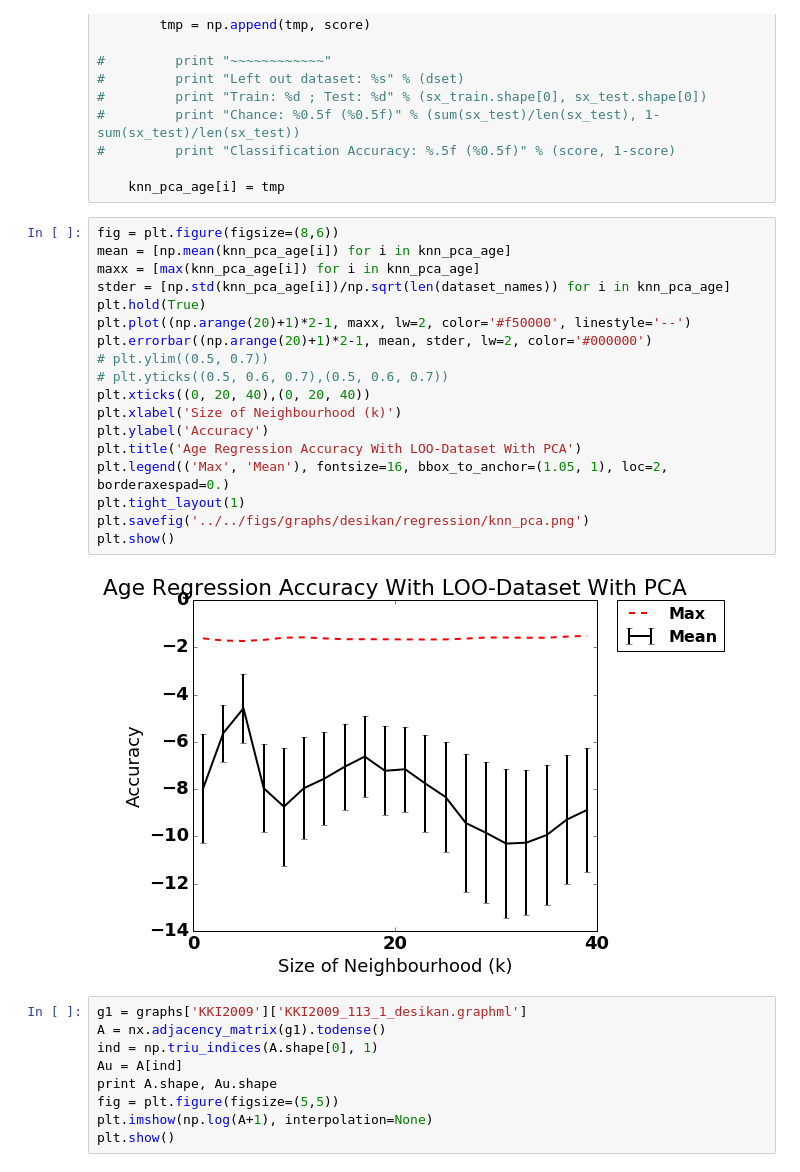
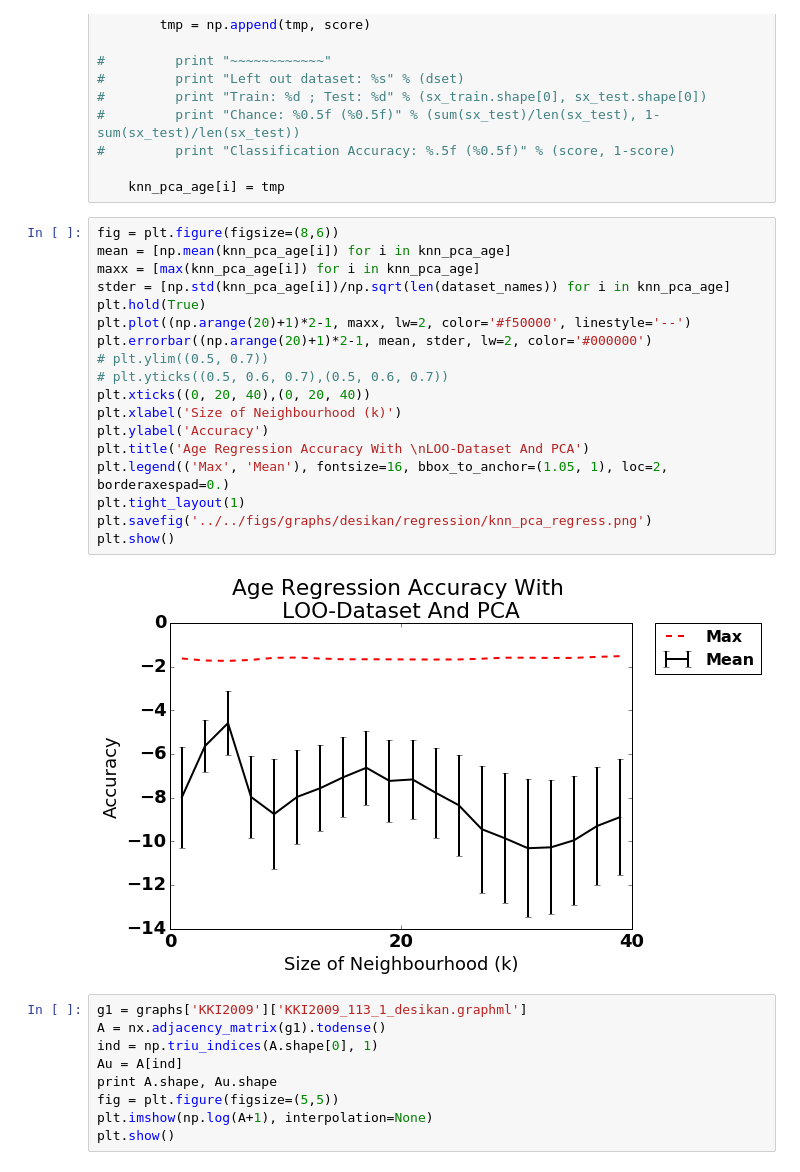
Before and after one commit to gkiar/dataset_variance, a Jupyter notebook: code/prototype/knn_classification.ipynb, the cells around one changed output. Drawn from its saved outputs; the diff is of its cells as text.

```diff
--- a/code/prototype/knn_classification.ipynb
+++ b/code/prototype/knn_classification.ipynb
@@ -341,23 +341,23 @@ for i in np.arange(20):
 # %%
 fig = plt.figure(figsize=(8,6))
 mean = [np.mean(knn_pca_age[i]) for i in knn_pca_age]
 maxx = [max(knn_pca_age[i]) for i in knn_pca_age]
 stder = [np.std(knn_pca_age[i])/np.sqrt(len(dataset_names)) for i in knn_pca_age]
 plt.hold(True)
 plt.plot((np.arange(20)+1)*2-1, maxx, lw=2, color='#f50000', linestyle='--')
 plt.errorbar((np.arange(20)+1)*2-1, mean, stder, lw=2, color='#000000')
 # plt.ylim((0.5, 0.7))
 # plt.yticks((0.5, 0.6, 0.7),(0.5, 0.6, 0.7))
 plt.xticks((0, 20, 40),(0, 20, 40))
 plt.xlabel('Size of Neighbourhood (k)')
 plt.ylabel('Accuracy')
-plt.title('Age Regression Accuracy With LOO-Dataset With PCA')
+plt.title('Age Regression Accuracy With \nLOO-Dataset And PCA')
 plt.legend(('Max', 'Mean'), fontsize=16, bbox_to_anchor=(1.05, 1), loc=2, borderaxespad=0.)
 plt.tight_layout(1)
-plt.savefig('../../figs/graphs/desikan/regression/knn_pca.png')
+plt.savefig('../../figs/graphs/desikan/regression/knn_pca_regress.png')
 plt.show()
 # %% [output]
-[figure, old version]
+[figure, new version]
 # %%
 g1 = graphs['KKI2009']['KKI2009_113_1_desikan.graphml']
 A = nx.adjacency_matrix(g1).todense()
```
Also changed, not shown: parts of 3 cells of this notebook, 8 other files.
